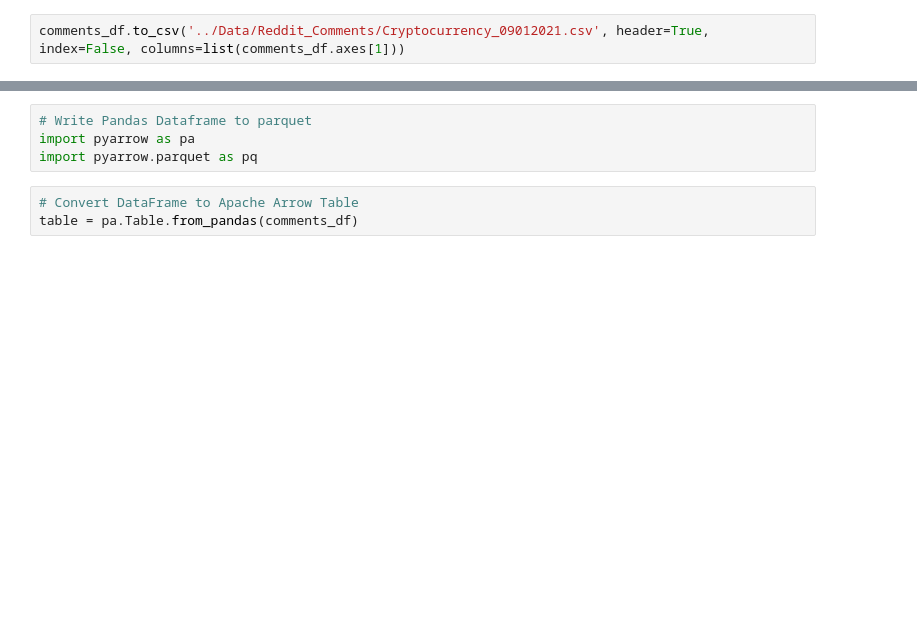
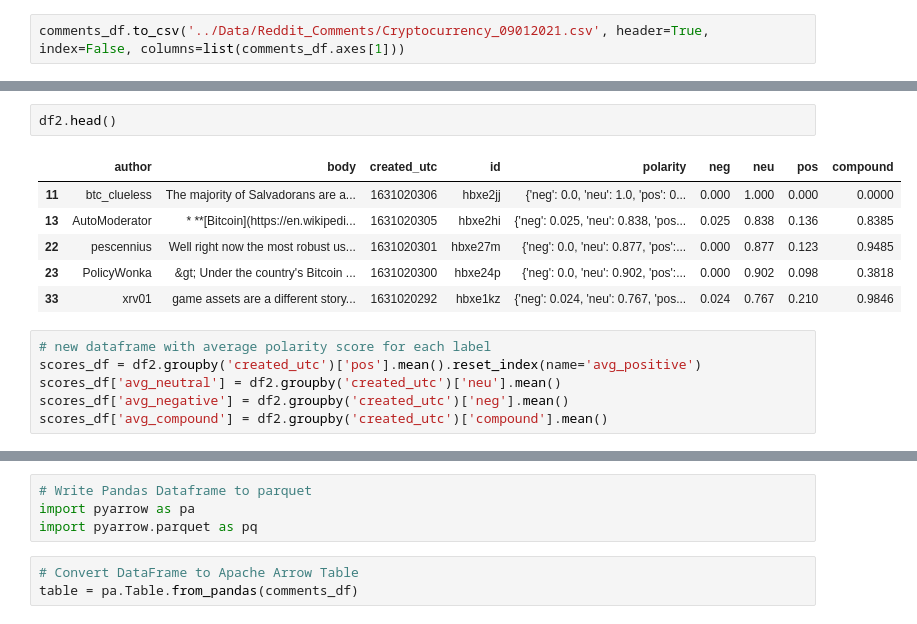
Before and after one commit to dplem/Cryptocurrency-Market-Forecasting, a Jupyter notebook: Notebooks/Data_Collection.ipynb, the cells around one changed output, grey strips where cells are left out. Saved outputs shown, nothing was run; the diff lists cells and outputs as text; blank space fills up the shorter version.

```diff
--- a/Notebooks/Data_Collection.ipynb
+++ b/Notebooks/Data_Collection.ipynb
@@ -305,0 +219,15 @@ comments_df.to_csv('../Data/Reddit_Comments/Cryptocurrency_09012021.csv', header
+# %%
+df2.head()
+# %% [output]
+|  | author | body | created_utc | id | polarity | neg | neu | pos | compound |
+| 11 | btc_clueless | The majority of Salvadorans are a... | 1631020306 | hbxe2jj | {'neg': 0.0, 'neu': 1.0, 'pos': 0... | 0.000 | 1.000 | 0.000 | 0.0000 |
+| 13 | AutoModerator | * **[Bitcoin](https://en.wikipedi... | 1631020305 | hbxe2hi | {'neg': 0.025, 'neu': 0.838, 'pos... | 0.025 | 0.838 | 0.136 | 0.8385 |
+| 22 | pescennius | Well right now the most robust us... | 1631020301 | hbxe27m | {'neg': 0.0, 'neu': 0.877, 'pos':... | 0.000 | 0.877 | 0.123 | 0.9485 |
+| 23 | PolicyWonka | &gt; Under the country's Bitcoin ... | 1631020300 | hbxe24p | {'neg': 0.0, 'neu': 0.902, 'pos':... | 0.000 | 0.902 | 0.098 | 0.3818 |
+| 33 | xrv01 | game assets are a different story... | 1631020292 | hbxe1kz | {'neg': 0.024, 'neu': 0.767, 'pos... | 0.024 | 0.767 | 0.210 | 0.9846 |
+# %%
+# new dataframe with average polarity score for each label
+scores_df = df2.groupby('created_utc')['pos'].mean().reset_index(name='avg_positive')
+scores_df['avg_neutral'] = df2.groupby('created_utc')['neu'].mean()
+scores_df['avg_negative'] = df2.groupby('created_utc')['neg'].mean()
+scores_df['avg_compound'] = df2.groupby('created_utc')['compound'].mean()
```
Also changed, not shown: parts of 45 cells of this notebook.
